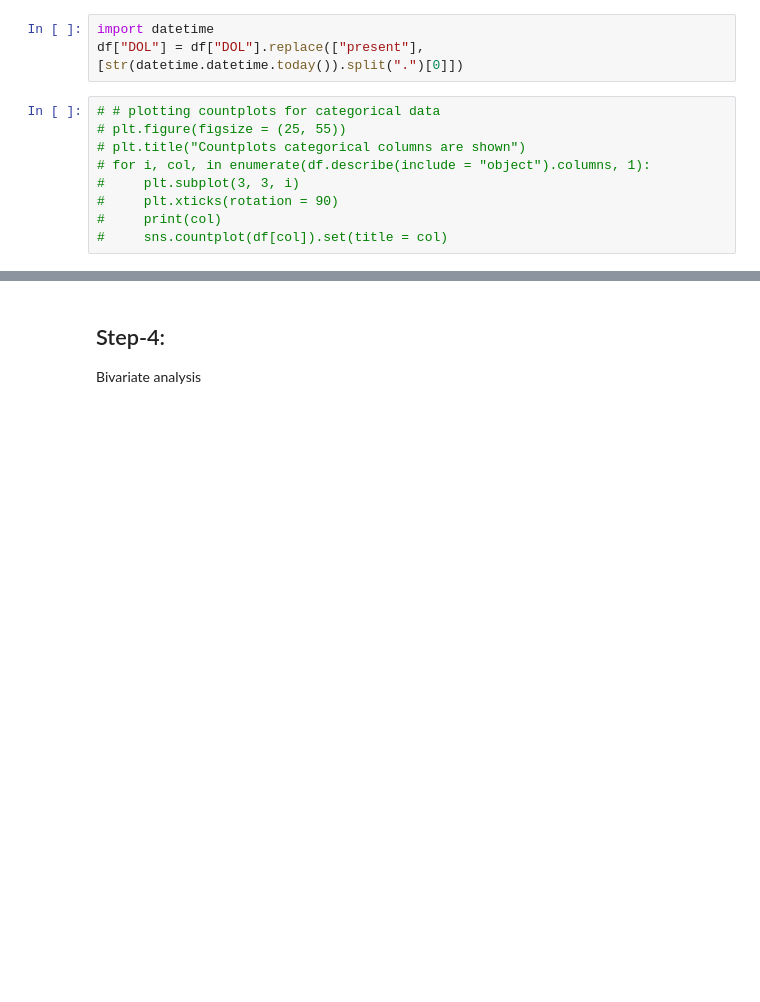
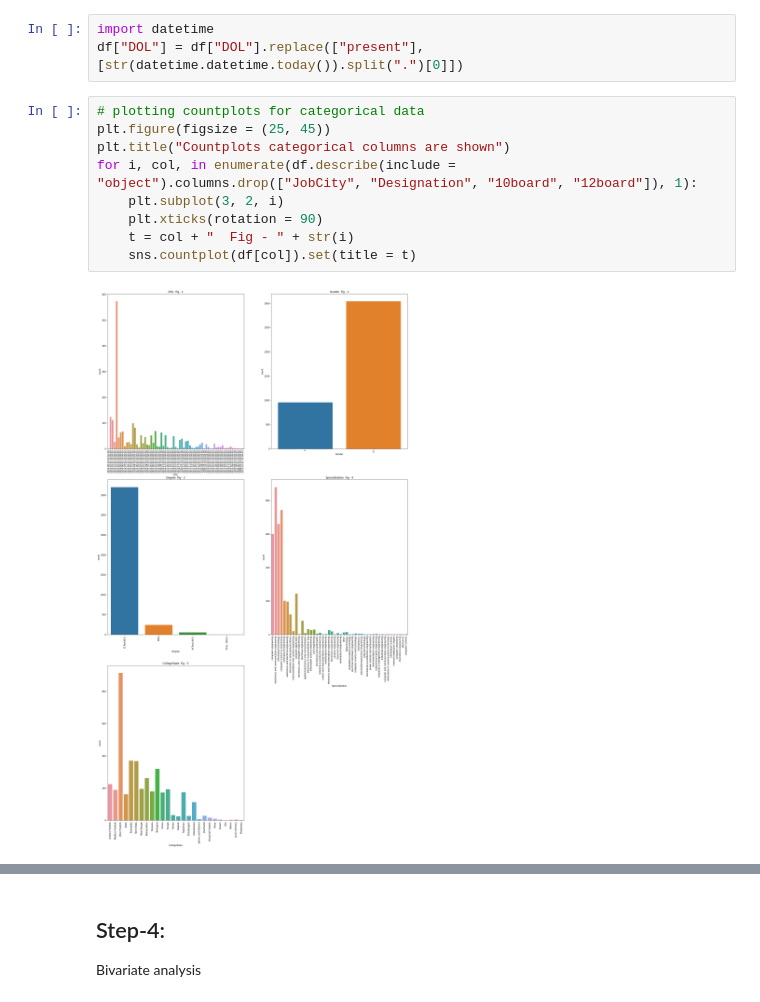
Before and after one commit to sauravpanchal/irl, a Jupyter notebook: Week 5/DA/Project 1 - Exploratory Data Analysis/IRL_02.ipynb, the cells around one changed output, grey strips where cells are left out. Drawn from its saved outputs; the diff is of its cells as text; blank space fills up the shorter version.

```diff
--- a/Week 5/DA/Project 1 - Exploratory Data Analysis/IRL_02.ipynb
+++ b/Week 5/DA/Project 1 - Exploratory Data Analysis/IRL_02.ipynb
@@ -112,11 +115,13 @@ for i, col, in enumerate(df.describe().columns, 1):
 import datetime
 df["DOL"] = df["DOL"].replace(["present"], [str(datetime.datetime.today()).split(".")[0]])
 # %%
-# # plotting countplots for categorical data
-# plt.figure(figsize = (25, 55))
-# plt.title("Countplots categorical columns are shown")
-# for i, col, in enumerate(df.describe(include = "object").columns, 1):
-#     plt.subplot(3, 3, i)
-#     plt.xticks(rotation = 90)
-#     print(col)
-#     sns.countplot(df[col]).set(title = col)
+# plotting countplots for categorical data
+plt.figure(figsize = (25, 45))
+plt.title("Countplots categorical columns are shown")
+for i, col, in enumerate(df.describe(include = "object").columns.drop(["JobCity", "Designation", "10board", "12board"]), 1):
+    plt.subplot(3, 2, i)
+    plt.xticks(rotation = 90)
+    t = col + "  Fig - " + str(i)
+    sns.countplot(df[col]).set(title = t)
+# %% [output]
+[figure, added]
```
Also changed, not shown: parts of 6 cells of this notebook.
